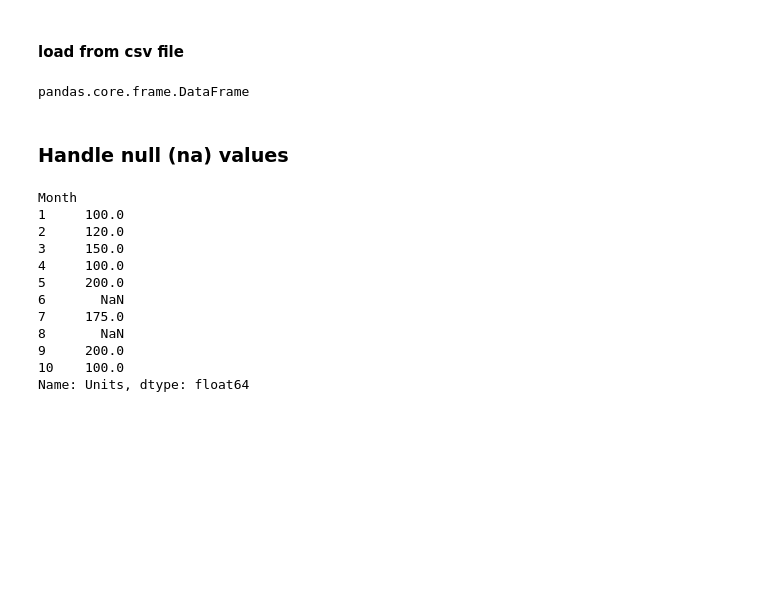
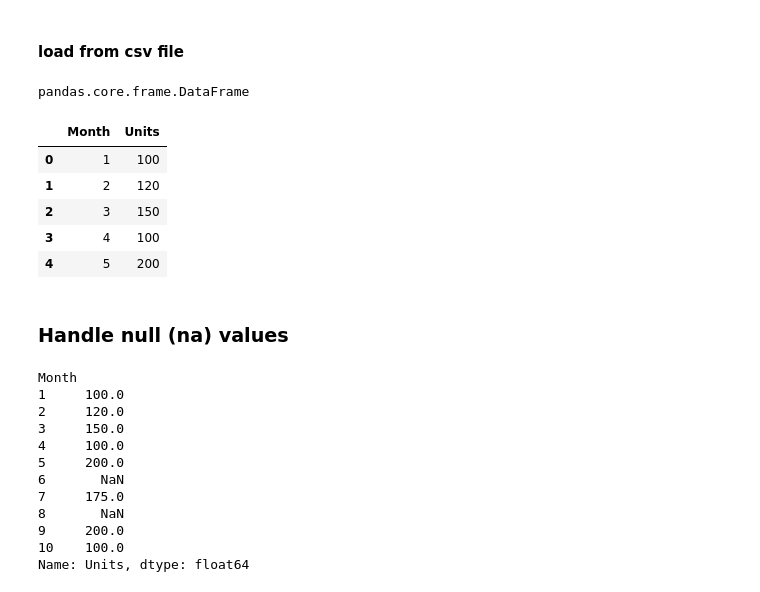
Before and after one commit to srikanthpragada/DS_04_FEB_2021, a Jupyter notebook: pandas/series_demo.ipynb, the cells around one changed output. Drawn from its saved outputs; the diff is of its cells as text; code cells hidden in the pictures; blank space fills up the shorter version.

```diff
--- a/pandas/series_demo.ipynb
+++ b/pandas/series_demo.ipynb
@@ -482,6 +500,15 @@ sales = pd.read_csv("sales.csv")
 type(sales)
 # %% [output]
 pandas.core.frame.DataFrame
+# %%
+sales
+# %% [output]
+|  | Month | Units |
+| 0 | 1 | 100 |
+| 1 | 2 | 120 |
+| 2 | 3 | 150 |
+| 3 | 4 | 100 |
+| 4 | 5 | 200 |
 # %% [markdown]
 ### Handle null (na) values
 # %%
```
Also changed, not shown: parts of 25 cells of this notebook.
